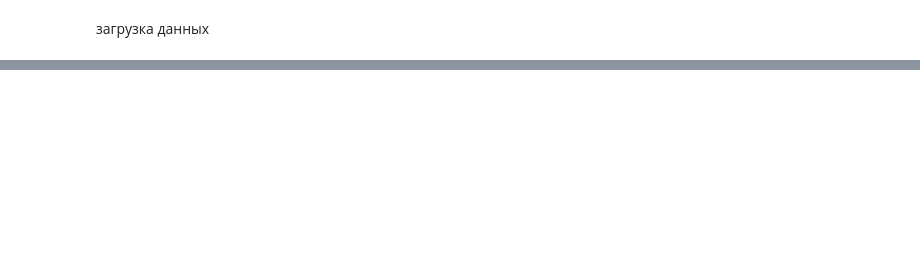
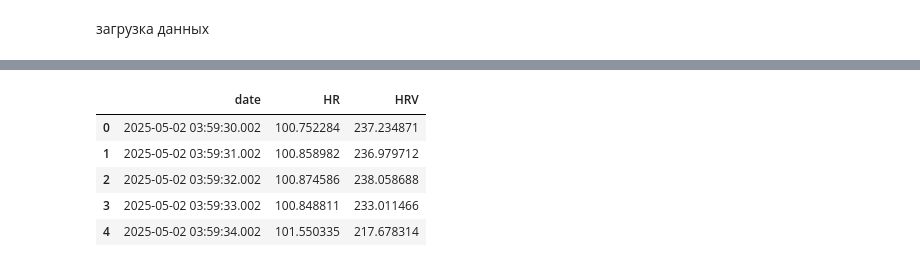
Before and after one commit to Fish-365/nightmare-pulse, a Jupyter notebook: analysis_BPM.ipynb, the cells around one changed output, grey strips where cells are left out. Cells and saved outputs as stored; diff of their text form; code cells hidden in the pictures; blank space fills up the shorter version.

```diff
--- a/analysis_BPM.ipynb
+++ b/analysis_BPM.ipynb
@@ -6,8 +7,9 @@ from scipy.signal import find_peaks, butter, filtfilt
 # %% [markdown]
 загрузка данных
 # %%
-data = pd.read_csv('com_data/com_data_20250505_015949_011.csv')
-short_data = data[(data['Timestamp'] > '2025-05-05 02:30:00') & (data['Timestamp'] < '2025-05-05 02:40:00')]
+data = pd.read_csv('com_data/com_fixed_data_20250502_035859_619.csv')
+short_data = data[(data['Timestamp'] > '2025-05-02 03:59:00') & (data['Timestamp'] < '2025-05-02 04:10:05')]
 # %%
-x = short_data['Timestamp']
-y = short_data['COM_Data']
+date = short_data['Timestamp']
+signal = short_data['COM_Data']
+peaks = short_data['Peaks']
@@ -107,0 +219,14 @@ print(f"Найдено пиков: {len(peaks)}")
+# %%
+df = pd.DataFrame()
+df['Timestamp'] = date
+df['peaks'] = peaks
+result_df = calculate_hrv_sliding_window(df=df)
+# %%
+result_df.head()
+# %% [output]
+|  | date | HR | HRV |
+| 0 | 2025-05-02 03:59:30.002 | 100.752284 | 237.234871 |
+| 1 | 2025-05-02 03:59:31.002 | 100.858982 | 236.979712 |
+| 2 | 2025-05-02 03:59:32.002 | 100.874586 | 238.058688 |
+| 3 | 2025-05-02 03:59:33.002 | 100.848811 | 233.011466 |
+| 4 | 2025-05-02 03:59:34.002 | 101.550335 | 217.678314 |
```
Also changed, not shown: parts of 8 cells of this notebook.
